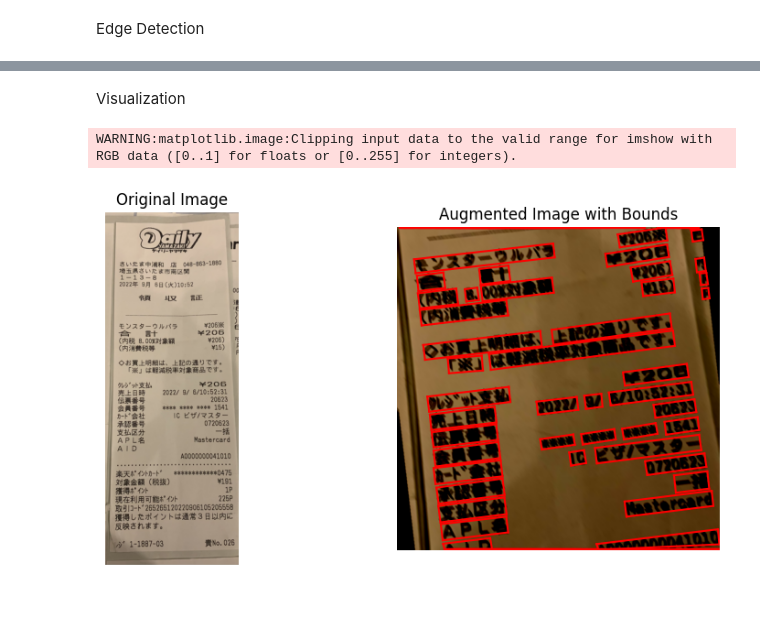
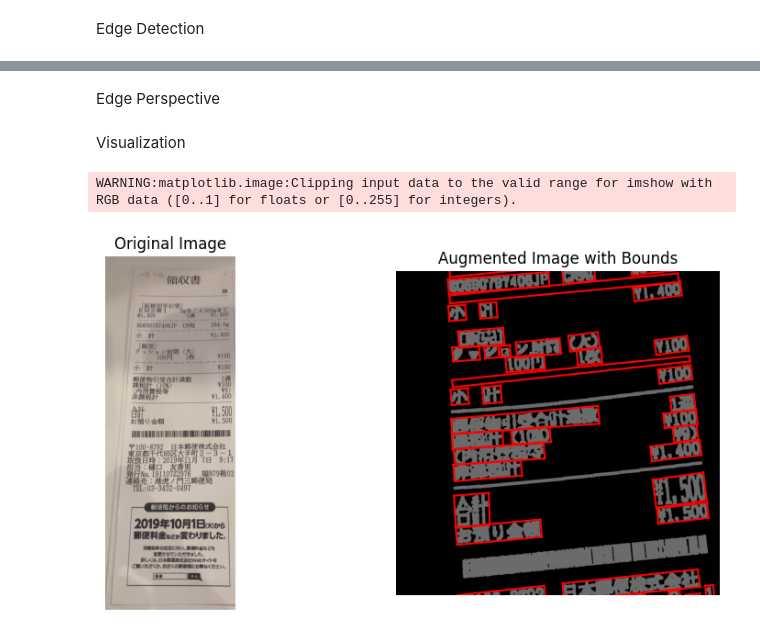
Before and after one commit to boostcampaitech7/level2-cv-datacentric-cv-06, a Jupyter notebook: eda/aug_visualizer.ipynb, the cells around one changed output, grey strips where cells are left out. Saved outputs shown, nothing was run; the diff lists cells and outputs as text; code cells hidden in the pictures; blank space fills up the shorter version.

```diff
--- a/eda/aug_visualizer.ipynb
+++ b/eda/aug_visualizer.ipynb
@@ -667,4 +533,6 @@ def edge_aug(image):
 
     # PIL Image로 변환하여 반환
     return Image.fromarray(result)
+# %% [markdown]
+Edge Perspective
 # %%
@@ -841,16 +699,16 @@ with open(f"{base_path}/ufo/train.json", 'r', encoding='utf-8') as file:
     data = json.load(file)
 
 # Get the first image name and data
-first_image = list(data['images'].items())[1]  # Get first image entry
+first_image = list(data['images'].items())[5]  # Get first image entry
 image_name = first_image[0]  # Get image name
 image_data = first_image[1]  # Get image data
 words = image_data['words'].values() # Get words data
 
 image_size=2048
-crop_size=1024
+crop_size=2048
 ignore_under_threshold = 10
 drop_under_threshold = 1
-color_jitter = False
+color_jitter = True
 normalize = True
 
 vertices, labels = [], []
@@ -876,16 +734,17 @@ original = image.copy()
 image, vertices = resize_img(image, vertices, image_size)
 image, vertices = adjust_height(image, vertices)
 
-# image = edge_aug(image)
-
 # image, vertices = perspective_augmentaiton(image, vertices)
 # image, vertice = edge_perspective_transform(image, vertices)
+image = edge_aug(image)
 image, vertices = rotate_img(image, vertices)
 image, vertices = crop_img(image, vertices, labels, crop_size)
 
 if image.mode != 'RGB':
     image = image.convert('RGB')
 image = np.array(image)
+
+
 # keypoint에 영향을 주지 않는 변환들
 pixel_transforms = []
 
@@ -904,7 +763,7 @@ if normalize:
 #     )
 # )
 # pixel_transforms.append(A.GaussNoise(var_limit=(0.5, 0.05), p=0.5))
-pixel_transforms.append(A.MotionBlur(blur_limit=21, p=1))
+# pixel_transforms.append(A.MotionBlur(blur_limit=21, p=1))
 # pixel_transforms.append(A.GaussianBlur(blur_limit=(7, 21), sigma_limit=(1, 10), p=1))
 
 # pixel_transforms.append(A.GaussNoise(var_limit=(0.01, 0.05), p=1))  # 가우시안 노이즈 추가
@@ -915,7 +774,7 @@ image = pixel_composer(image=image)['image']
 
 # keypoint 변환이 필요한 tranform들 (ex: RandomRotation90)
 geometric_transforms = [
-    A.RandomRotate90(),
+    # A.RandomRotate90(),
     # A.Perspective(scale=(0.05, 0.1), keep_size=True, always_apply=False, p=0.5),
     # A.ElasticTransform(alpha=1000, sigma=50, p=1.0),  # 적절한 alpha와 sigma 값으로 조정
     # A.GridDistortion(num_steps=5, distort_limit=0.015, p=0.5),
@@ -927,31 +786,31 @@ if geometric_transforms:
     height, width = image.shape[:2]
     vertices = clip_vertices(vertices.reshape(-1, 2), width, height)
 
     geometric_composer = A.Compose(
         geometric_transforms,
         keypoint_params=A.KeypointParams(format='xy', remove_invisible=False)  # Keep all keypoints
     )
     augmented = geometric_composer(image=image, keypoints=vertices)
     image, vertices = augmented['image'], np.array(augmented['keypoints'], dtype=np.float32).reshape(-1, 8)
 
 word_bboxes = np.reshape(vertices, (-1, 4, 2))
 roi_mask = generate_roi_mask(image, vertices, labels)
 
 fig, axs = plt.subplots(1, 2, figsize=(10, 5))
 axs[0].set_title('Original Image')
 axs[0].imshow(original)
 axs[0].axis('off')
 
 axs[1].set_title('Augmented Image with Bounds')
 for bound in vertices:
     axs[1].plot([bound[0], bound[2]], [bound[1], bound[3]], 'r')  # 첫 번째 선
     axs[1].plot([bound[2], bound[4]], [bound[3], bound[5]], 'r')  # 두 번째 선
     axs[1].plot([bound[4], bound[6]], [bound[5], bound[7]], 'r')  # 세 번째 선
     axs[1].plot([bound[6], bound[0]], [bound[7], bound[1]], 'r')  # 네 번째 선
 axs[1].imshow(image)
 axs[1].axis('off')
 
 plt.show()
 # %% [output]
 WARNING:matplotlib.image:Clipping input data to the valid range for imshow with RGB data ([0..1] for floats or [0..255] for integers).
-[figure, old version]
+[figure, new version]
```
Also changed, not shown: parts of 5 cells of this notebook, 4 other files.
